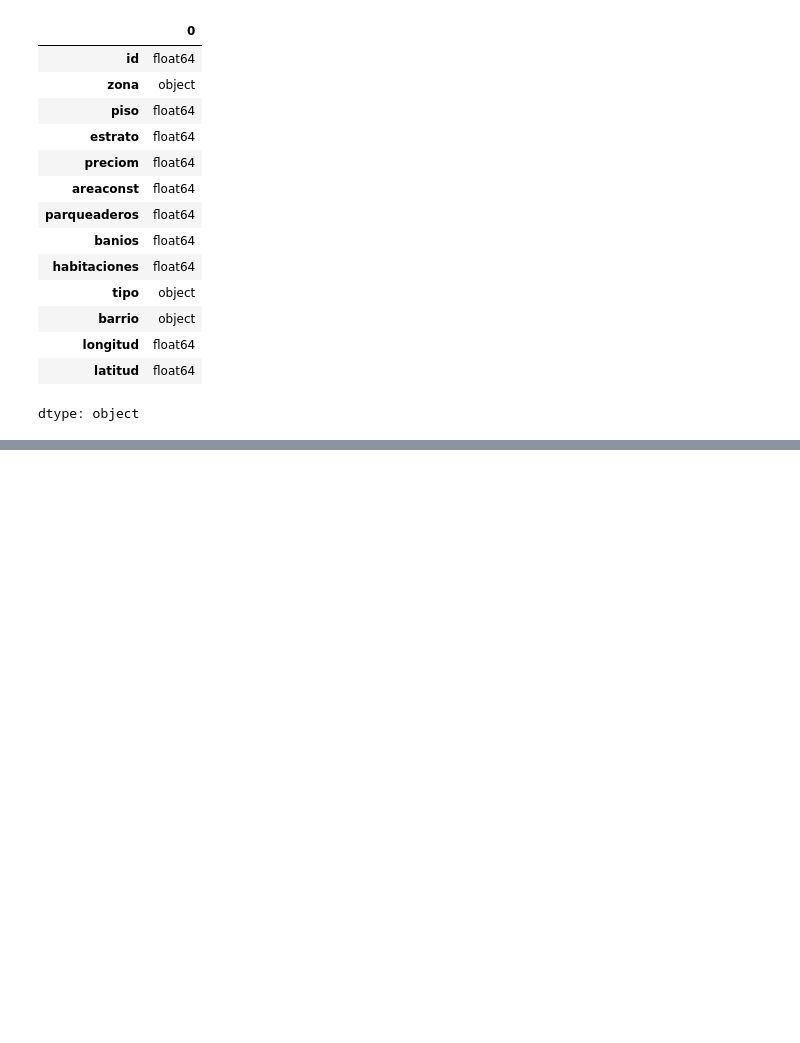
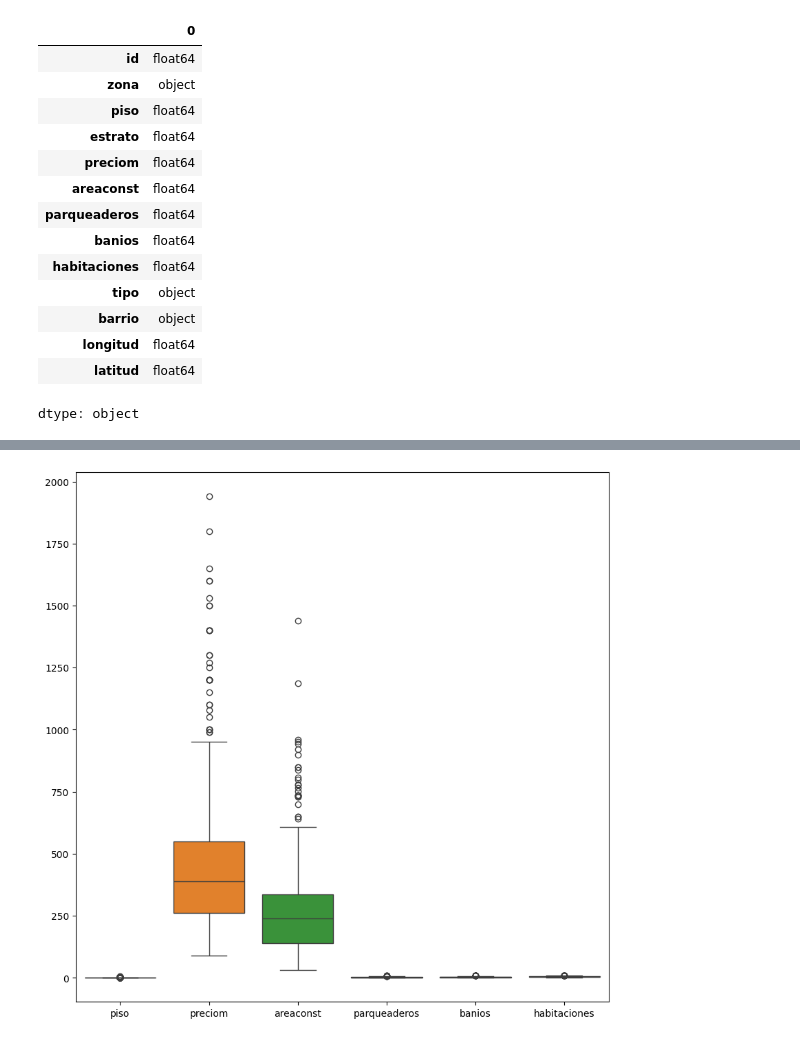
Before and after one commit to marioleandrovanegas/Unidad2, a Jupyter notebook: Unidad2.ipynb, the cells around one changed output, grey strips where cells are left out. Drawn from its saved outputs; the diff is of its cells as text; code cells hidden in the pictures; blank space fills up the shorter version.

```diff
--- a/Unidad2.ipynb
+++ b/Unidad2.ipynb
@@ -90,0 +87,2 @@ dtype: object
+# %%
+df["estrato"] = df["estrato"].astype("category")
@@ -90,0 +114,3 @@ dtype: object
+# %%
+df_desc = df.drop( labels = ["id","longitud","latitud"], axis = 1)
+df_desc.describe()
@@ -90,0 +127,6 @@ dtype: object
+# %%
+plt.figure(figsize=(10,10))
+sns.boxplot(data = df_desc)
+plt.show()
+# %% [output]
+[figure, added]
```
Also changed, not shown: parts of 9 cells of this notebook.
